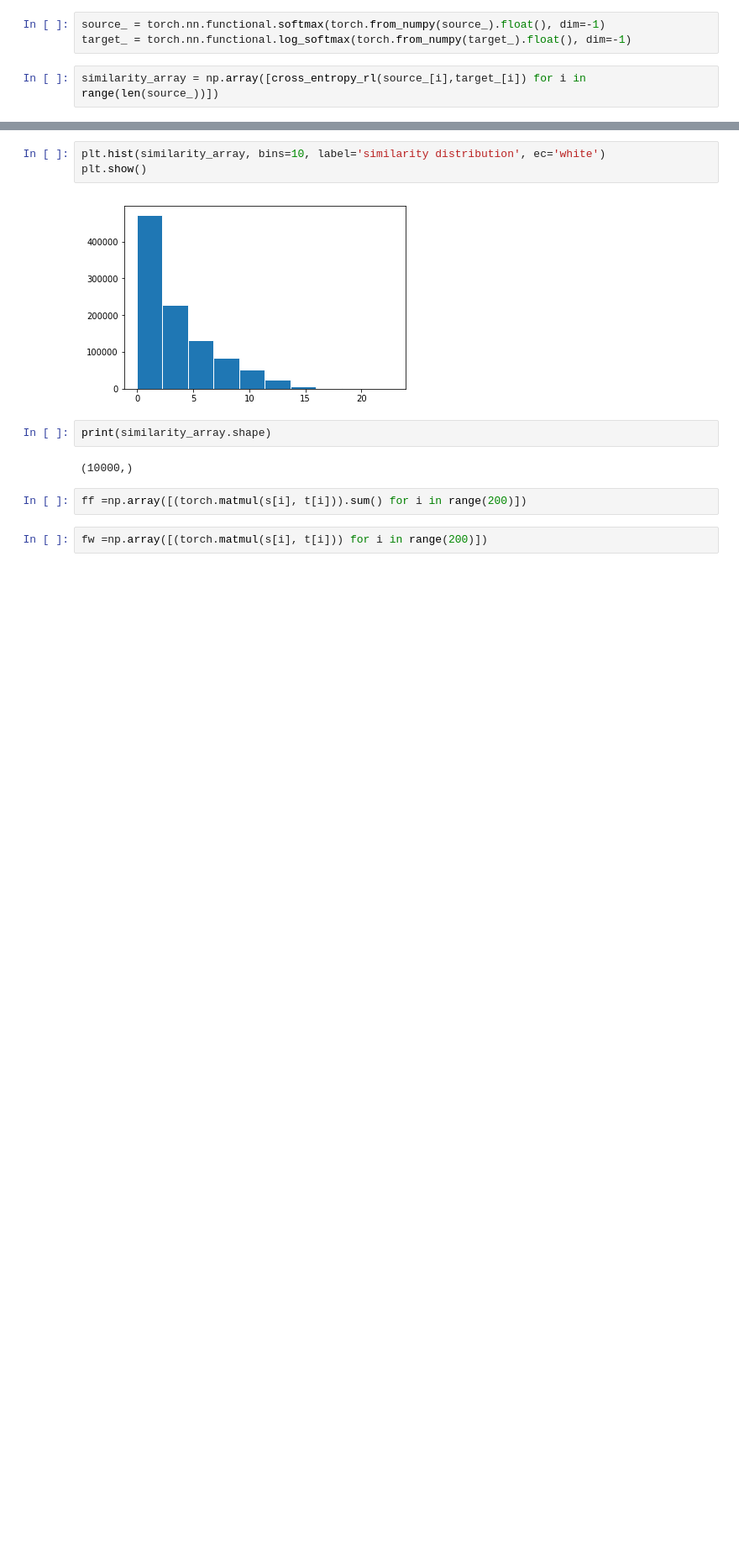
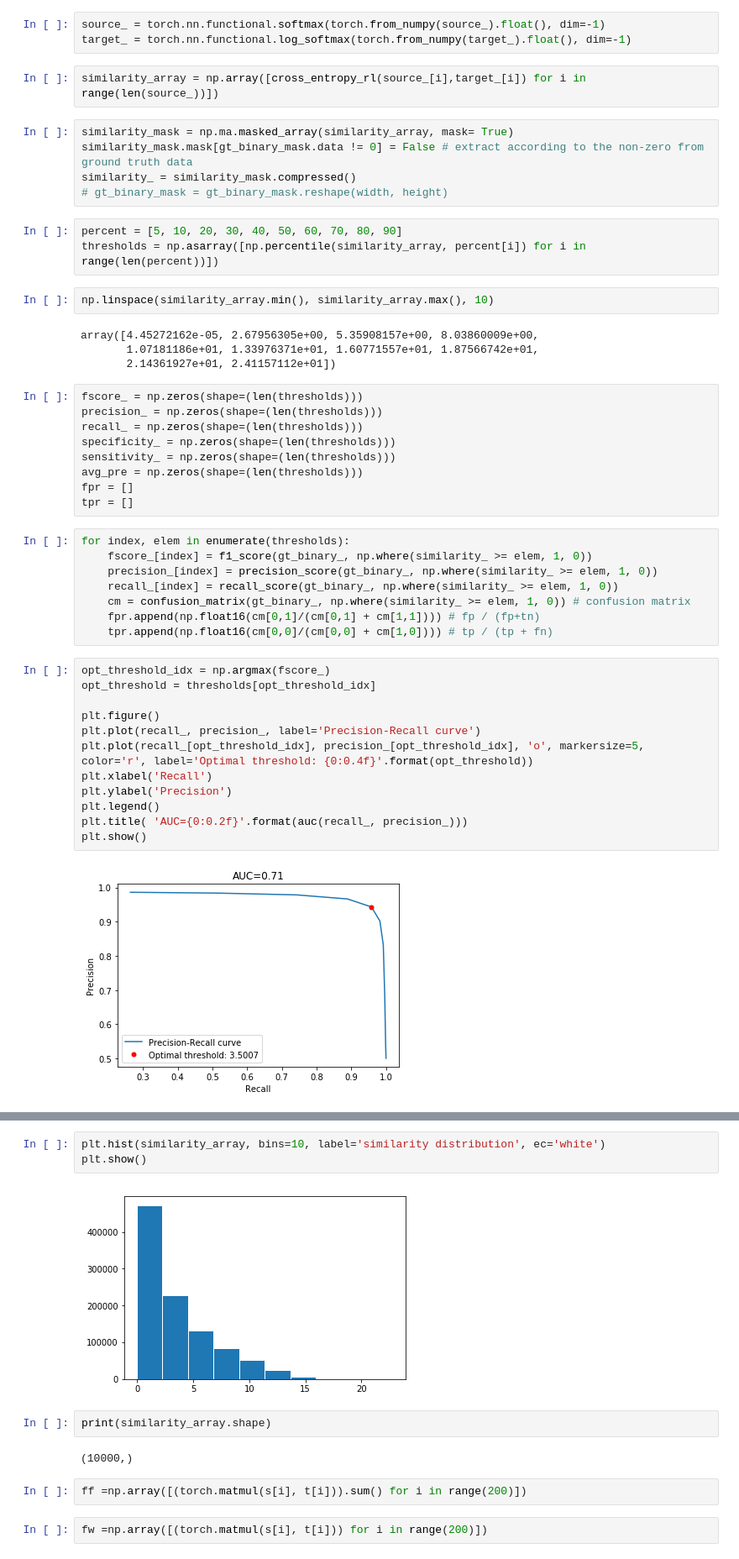
Before and after one commit to Arioluwa/DeepChange, a Jupyter notebook: change_detection/dev.ipynb, the cells around one changed output, grey strips where cells are left out. Shown at 84% size. Saved outputs shown, nothing was run; the diff lists cells and outputs as text; blank space fills up the shorter version.

```diff
--- a/change_detection/dev.ipynb
+++ b/change_detection/dev.ipynb
@@ -170,3 +192,48 @@ source_ = torch.nn.functional.softmax(torch.from_numpy(source_).float(), dim=-1)
 target_ = torch.nn.functional.log_softmax(torch.from_numpy(target_).float(), dim=-1)
 # %%
 similarity_array = np.array([cross_entropy_rl(source_[i],target_[i]) for i in range(len(source_))])
+# %%
+similarity_mask = np.ma.masked_array(similarity_array, mask= True)
+similarity_mask.mask[gt_binary_mask.data != 0] = False # extract according to the non-zero from ground truth data
+similarity_ = similarity_mask.compressed()
+# gt_binary_mask = gt_binary_mask.reshape(width, height)
+# %%
+percent = [5, 10, 20, 30, 40, 50, 60, 70, 80, 90]
+thresholds = np.asarray([np.percentile(similarity_array, percent[i]) for i in range(len(percent))])
+# %%
+np.linspace(similarity_array.min(), similarity_array.max(), 10)
+# %% [output]
+array([4.45272162e-05, 2.67956305e+00, 5.35908157e+00, 8.03860009e+00,
+       1.07181186e+01, 1.33976371e+01, 1.60771557e+01, 1.87566742e+01,
+       2.14361927e+01, 2.41157112e+01])
+# %%
+fscore_ = np.zeros(shape=(len(thresholds)))
+precision_ = np.zeros(shape=(len(thresholds)))
+recall_ = np.zeros(shape=(len(thresholds)))
+specificity_ = np.zeros(shape=(len(thresholds)))
+sensitivity_ = np.zeros(shape=(len(thresholds)))
+avg_pre = np.zeros(shape=(len(thresholds)))
+fpr = []
+tpr = []
+# %%
+for index, elem in enumerate(thresholds):
+    fscore_[index] = f1_score(gt_binary_, np.where(similarity_ >= elem, 1, 0))
+    precision_[index] = precision_score(gt_binary_, np.where(similarity_ >= elem, 1, 0))
+    recall_[index] = recall_score(gt_binary_, np.where(similarity_ >= elem, 1, 0))
+    cm = confusion_matrix(gt_binary_, np.where(similarity_ >= elem, 1, 0)) # confusion matrix
+    fpr.append(np.float16(cm[0,1]/(cm[0,1] + cm[1,1]))) # fp / (fp+tn)
+    tpr.append(np.float16(cm[0,0]/(cm[0,0] + cm[1,0]))) # tp / (tp + fn)
+# %%
+opt_threshold_idx = np.argmax(fscore_)
+opt_threshold = thresholds[opt_threshold_idx]
+
+plt.figure()
+plt.plot(recall_, precision_, label='Precision-Recall curve')
+plt.plot(recall_[opt_threshold_idx], precision_[opt_threshold_idx], 'o', markersize=5, color='r', label='Optimal threshold: {0:0.4f}'.format(opt_threshold))
+plt.xlabel('Recall')
+plt.ylabel('Precision')
+plt.legend()
+plt.title( 'AUC={0:0.2f}'.format(auc(recall_, precision_)))
+plt.show()
+# %% [output]
+[figure, added]
```
Also changed, not shown: parts of 7 cells of this notebook, 1 other file.
